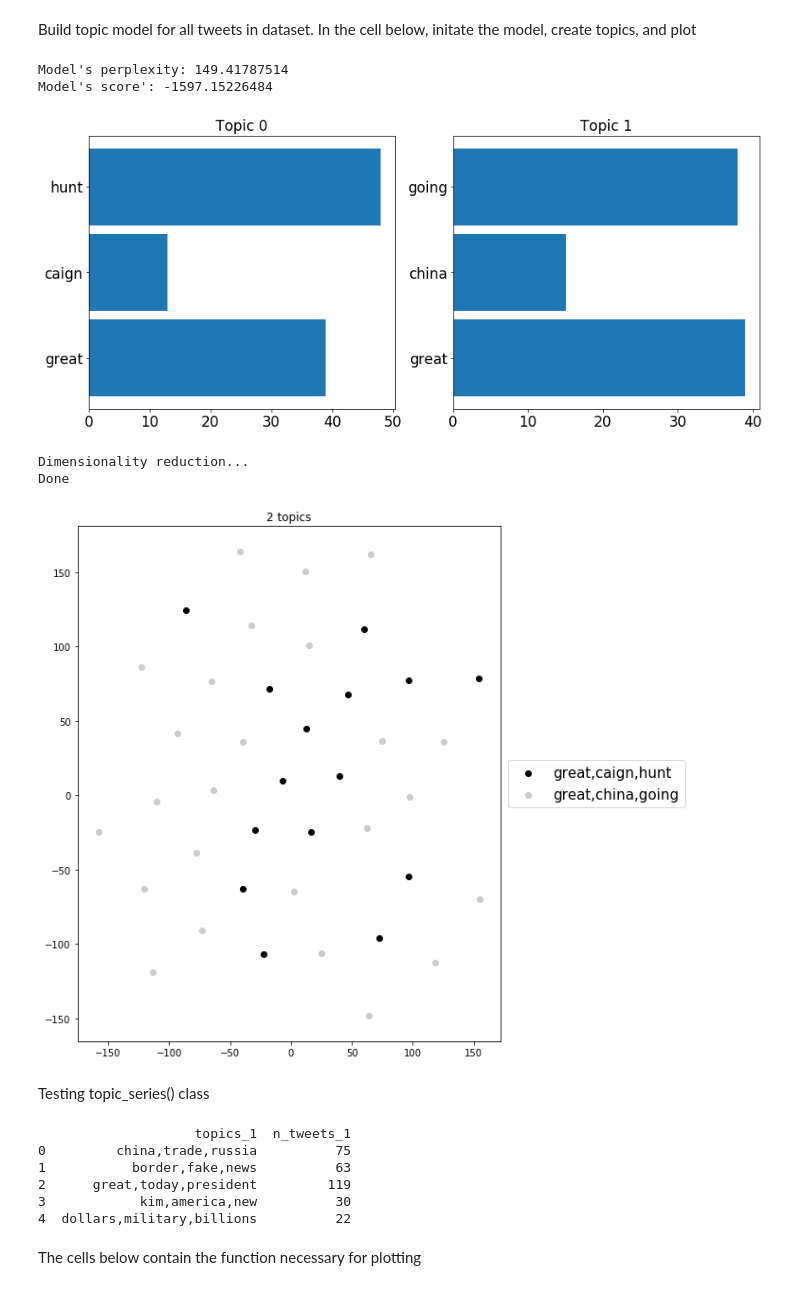
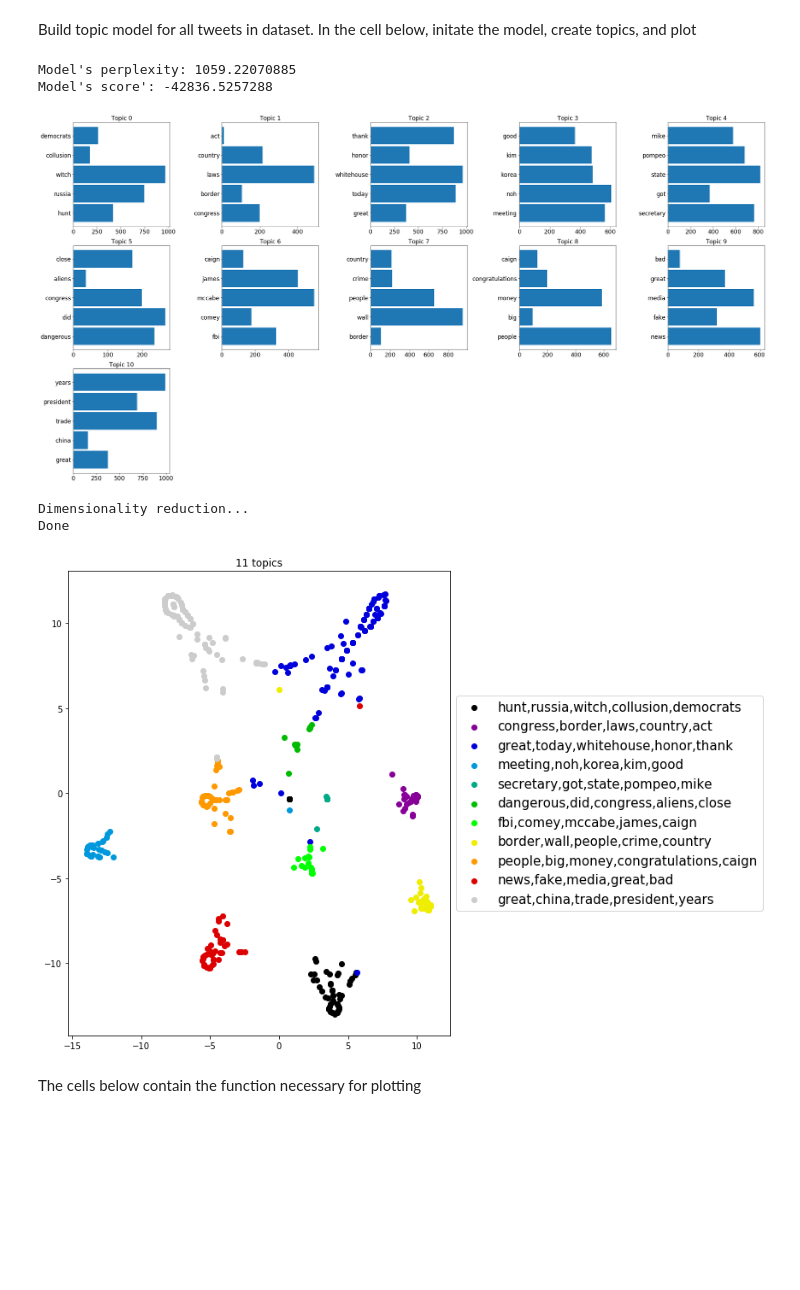
Before and after one commit to saverymax/Twitter-Mining, a Jupyter notebook: trump/topic_modeling.ipynb, the cells around one changed output. Saved outputs shown, nothing was run; the diff lists cells and outputs as text; code cells hidden in the pictures; blank space fills up the shorter version.

```diff
--- a/trump/topic_modeling.ipynb
+++ b/trump/topic_modeling.ipynb
@@ -77,7 +77,7 @@ class topic_model():
         Returns the words that define each topic.
         """
 
-        n_top_words = 3
+        n_top_words = 5
         topics = []
 
         fig = plt.figure(figsize = (30, 20))
@@ -122,17 +122,11 @@ class topic_model():
 
     def word_frequencies(self, word):
         """
-        Get the most frequent words per week
+        Get the most frequent words (like per week)
         """
 
         count_words = Counter()
         count_words.update(" ".join(self.data['filtered_text'].values.tolist()).split(" "))
-
-        #for key, value in count_words.items():
-         #   if word == key:
-         #       break
-         #   else:
-         #       value =
 
         freq = count_words.get(word, 0)
 
@@ -145,6 +139,14 @@ class topic_model():
         Return the dataframe
         """
         return self.data
+
+    def save_dataframe(self):
+        """
+        Save the data. Nice to save if I've added labels and tsne data
+        """
+
+        self.data.to_csv("~/Documents/Git/Twitter-Mining/trump/data/topic_labels_sentiment_converted_tweets.tsv", sep = '\t', index = False)
+
 
 class topic_series():
     """
@@ -287,33 +288,20 @@ tweet_dataframe.reset_index(drop = True, inplace = True)
 Build topic model for all tweets in dataset.
 In the cell below, initate the model, create topics, and plot
 # %%
-n_topics = 2
+n_topics = 11
 model = topic_model(tweet_dataframe, n_topics)
 # Create the LDA model and generate cluster labels
 lda, lda_transform, feature_names = model.lda_analysis()
 topics = model.display_topics(lda, feature_names)
 model.run_tsne(lda_transform)
-model.drop_tweets(lda_transform)
+#model.drop_tweets(lda_transform)
 n_tweets = model.tweets_per_topic()
 data = model.get_data()
 visualize_mpl(data, topics)
 # %% [output]
-Model's perplexity: 149.41787514
-Model's score': -1597.15226484
+Model's perplexity: 1059.22070885
+Model's score': -42836.5257288
-[figure, old version]
+[figure, new version]
 Dimensionality reduction...
 Done
-[figure, old version]
+[figure, new version]
-# %% [markdown]
-Testing topic_series() class
-# %%
-series = topic_series()
-series.topic_change(1, topics, n_tweets)
-series.print_dataframe()
-# %% [output]
-                    topics_1  n_tweets_1
-0         china,trade,russia          75
-1           border,fake,news          63
-2      great,today,president         119
-3            kim,america,new          30
-4  dollars,military,billions          22
```
Also changed, not shown: parts of 7 cells of this notebook, 6 other files.
